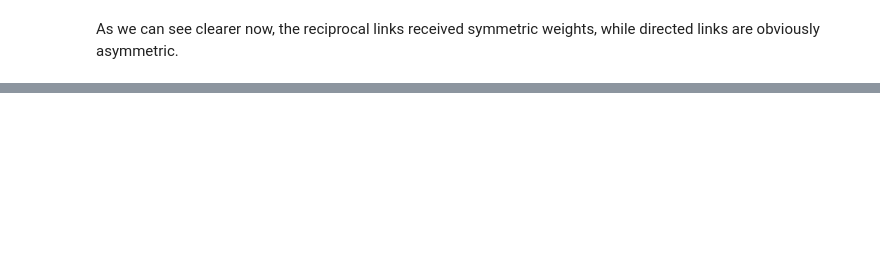
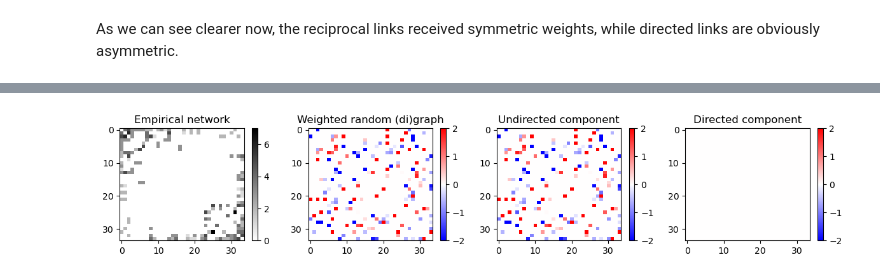
Before and after one commit to gorkazl/pyGAlib, a Jupyter notebook: Examples/WeightedGraphs_Intro.ipynb, the cells around one changed output, grey strips where cells are left out. Cells and saved outputs as stored; diff of their text form; code cells hidden in the pictures; blank space fills up the shorter version.

```diff
--- a/Examples/WeightedGraphs_Intro.ipynb
+++ b/Examples/WeightedGraphs_Intro.ipynb
@@ -309,0 +433,84 @@ Write me here ...
+# %%
+## GENERATING A RANDOM GRAPH OF G(N,L) TYPE WITH RANDOM WEIGHTS, FROM AN EMPIRICAL NETWORK
+
+# 1) Load an empirical network (CHOOSE ONE)
+dataroot = "./Data/"
+# realnet = np.loadtxt(dataroot + 'Cat53_cortex.txt', dtype='uint8')
+realnet = np.loadtxt(dataroot + 'Zachary.txt', dtype='uint8')
+# realnet = galib.tools.LoadFromPajek(dataroot + 'Dolphins.net', getlabels=False)
+# realnet = galib.tools.LoadFromPajek(dataroot + 'LesMiserables.net', getlabels=False)
+
+
+# 2) Generate an equivalent random graph with random weights
+# Edit the parameters regarding the weight distribution
+_sym_w = None      # None, True, False
+
+_w_distr = numpy.random.normal   # e.g., numpy.random.uniform
+_kwargs = {'loc':0, 'scale':2}
+
+# Generate the matrix
+wrnet = galib.models.RandomGraph_Like(realnet, sym_w=_sym_w, w_distr=_w_distr, **_kwargs)
+
+
+#######################################################################################
+## NO NEED TO EDIT FROM HERE ##########################################################
+
+# 3) Compare their main characteristics
+dir_real = galib.is_directed(realnet)
+dir_rand = galib.is_directed(wrnet)
+print( f'Is the network directed?  Empirical: {dir_real}  |  random: {dir_rand} ' )
+
+Nreal = len(realnet); Nrand = len(wrnet)
+print( f'Number of nodes N ...\tEmpirical: {Nreal:d}  |  random: {Nrand:d} ' )
+
+dens_real = galib.Density(realnet)
+dens_rand = galib.Density(wrnet)
+print( f'Density of the net ...\tEmpirical: {dens_real:1.4f}  |  random: {dens_rand:1.4f} ' )
+
+Lreal = realnet.astype(bool).sum()
+Lrand = wrnet.astype(bool).sum()
+print( f'Number of links L ...\tEmpirical: {Lreal:d}  |  random: {Lrand:d} ' )
+
+Lreal_diag = realnet.astype(bool).trace()
+Lrand_diag = rnet.astype(bool).trace()
+print( f'Number self-loops ...\tEmpirical: {Lreal_diag:d}  |  random: {Lrand_diag:d} ' )
+print()
+
+
+# 4) Plot the adjacency matrices
+# Define the masks for the reciprocal and the directed components
+mask = wrnet.astype(np.bool)
+mask_und = mask * mask.T
+mask_dir = mask ^ mask_und
+
+wrnet_und = wrnet * mask_und
+wrnet_dir = wrnet * mask_dir
+
+# Plot the figure
+plt.figure(figsize=(12,2.5))
+
+plt.subplot(1,4,1)
+plt.title( 'Empirical network' )
+plt.imshow(realnet, cmap='gray_r', aspect='auto')
+plt.colorbar()
+
+plt.subplot(1,4,2)
+plt.title( 'Weighted random (di)graph' )
+plt.imshow(wrnet, cmap='bwr', aspect='auto')
+plt.clim(-2,2)
+plt.colorbar()
+
+plt.subplot(1,4,3)
+plt.title( 'Undirected component' )
+plt.imshow(wrnet_und, cmap='bwr', aspect='auto')
+plt.clim(-2,2)
+plt.colorbar()
+
+plt.subplot(1,4,4)
+plt.title( 'Directed component' )
+plt.imshow(wrnet_dir, cmap='bwr', aspect='auto')
+plt.clim(-2,2)
+plt.colorbar()
+
+plt.tight_layout()
+# %% [output]
@@ -309,0 +522 @@ Write me here ...
+[figure, added]
```
Also changed, not shown: parts of 21 cells of this notebook.
